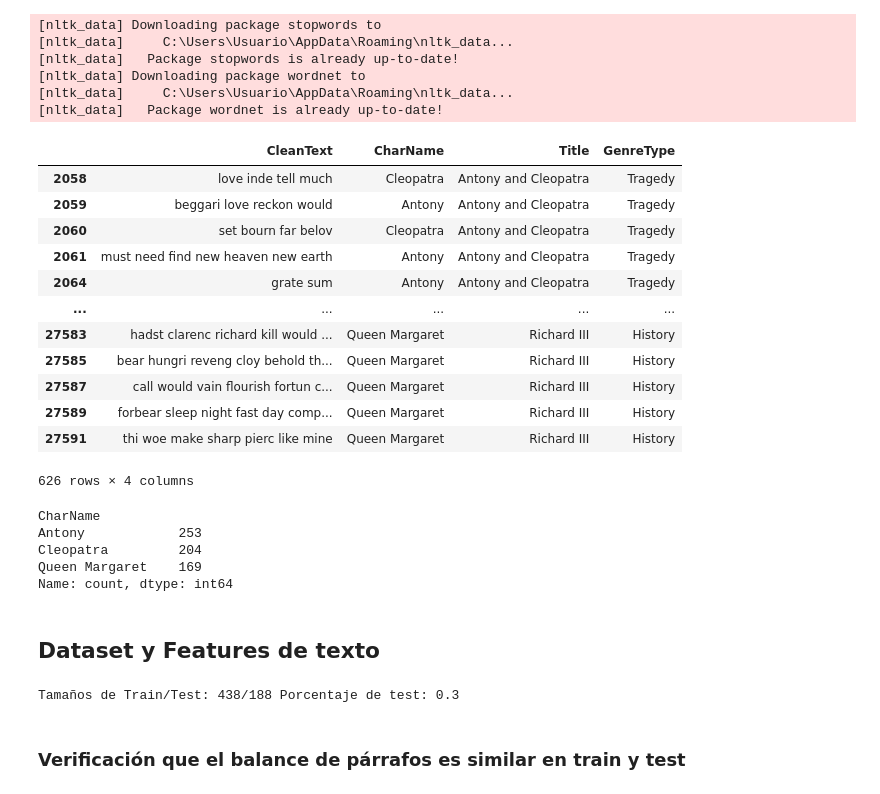
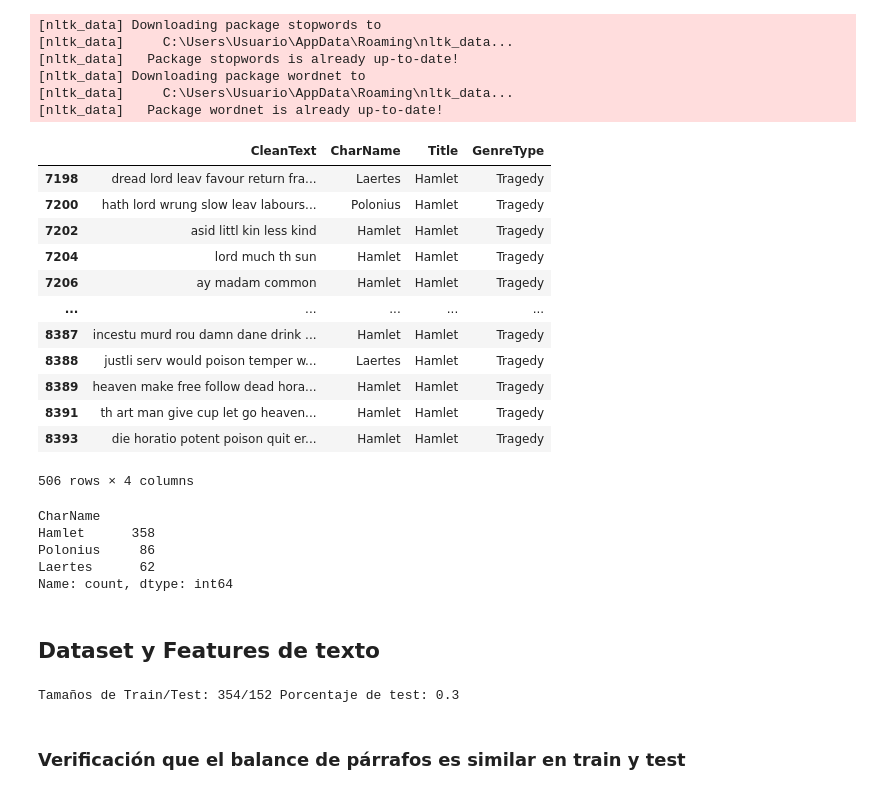
Before and after one commit to leandrodzp/introcd_dominguez_romani, a Jupyter notebook: tarea_2/shakespeare_tarea_2.ipynb, the cells around one changed output. Cells and saved outputs as stored; diff of their text form; code cells hidden in the pictures.

```diff
--- a/tarea_2/shakespeare_tarea_2.ipynb
+++ b/tarea_2/shakespeare_tarea_2.ipynb
@@ -155,37 +155,37 @@ df_paragraphs["CleanText"] = clean_text(df_paragraphs, "PlainText", stop=True, s
 # %%
 # Agregamos personajes, obras y géneros en el mismo dataset
 df_dataset = df_paragraphs.merge(df_chapters.set_index("id")["work_id"], left_on="chapter_id", right_index=True)
 df_dataset = df_dataset.merge(df_works.set_index("id")[["Title", "GenreType"]], left_on="work_id", right_index=True)
 df_dataset = df_dataset.merge(df_characters.set_index('id')["CharName"], left_on="character_id", right_index=True).sort_index()
 df_dataset = df_dataset[["CleanText", "CharName", "Title", "GenreType"]]
 
 # Usaremos sólo estos personajes
-characters = ["Antony", "Cleopatra", "Queen Margaret"]
+characters = ["Hamlet", "Polonius", "Laertes"]
 df_dataset = df_dataset[df_dataset["CharName"].isin(characters)]
 
 df_dataset
 # %% [output]
 |  | CleanText | CharName | Title | GenreType |
-| 2058 | love inde tell much | Cleopatra | Antony and Cleopatra | Tragedy |
-| 2059 | beggari love reckon would | Antony | Antony and Cleopatra | Tragedy |
-| 2060 | set bourn far belov | Cleopatra | Antony and Cleopatra | Tragedy |
-| 2061 | must need find new heaven new earth | Antony | Antony and Cleopatra | Tragedy |
-| 2064 | grate sum | Antony | Antony and Cleopatra | Tragedy |
+| 7198 | dread lord leav favour return fra... | Laertes | Hamlet | Tragedy |
+| 7200 | hath lord wrung slow leav labours... | Polonius | Hamlet | Tragedy |
+| 7202 | asid littl kin less kind | Hamlet | Hamlet | Tragedy |
+| 7204 | lord much th sun | Hamlet | Hamlet | Tragedy |
+| 7206 | ay madam common | Hamlet | Hamlet | Tragedy |
 | ... | ... | ... | ... | ... |
-| 27583 | hadst clarenc richard kill would ... | Queen Margaret | Richard III | History |
-| 27585 | bear hungri reveng cloy behold th... | Queen Margaret | Richard III | History |
-| 27587 | call would vain flourish fortun c... | Queen Margaret | Richard III | History |
-| 27589 | forbear sleep night fast day comp... | Queen Margaret | Richard III | History |
-| 27591 | thi woe make sharp pierc like mine | Queen Margaret | Richard III | History |
+| 8387 | incestu murd rou damn dane drink ... | Hamlet | Hamlet | Tragedy |
+| 8388 | justli serv would poison temper w... | Laertes | Hamlet | Tragedy |
+| 8389 | heaven make free follow dead hora... | Hamlet | Hamlet | Tragedy |
+| 8391 | th art man give cup let go heaven... | Hamlet | Hamlet | Tragedy |
+| 8393 | die horatio potent poison quit er... | Hamlet | Hamlet | Tragedy |
-626 rows × 4 columns
+506 rows × 4 columns
 # %%
 # Párrafos por cada personaje seleccionado
 df_dataset["CharName"].value_counts()
 # %% [output]
 CharName
-Antony            253
-Cleopatra         204
-Queen Margaret    169
+Hamlet      358
+Polonius     86
+Laertes      62
 Name: count, dtype: int64
 # %% [markdown]
 ## Dataset y Features de texto
@@ -200,7 +200,7 @@ X_train, X_test, y_train, y_test = train_test_split(X, y, test_size=0.3, stratif
 
 print(f"Tamaños de Train/Test: {len(X_train)}/{len(X_test)}", 'Porcentaje de test:', round(len(X_test) /(len(X_train)+len(X_test)), 2))
 # %% [output]
-Tamaños de Train/Test: 438/188 Porcentaje de test: 0.3
+Tamaños de Train/Test: 354/152 Porcentaje de test: 0.3
 # %% [markdown]
 ### Verificación que el balance de párrafos es similar en train y test
 # %%
```
Also changed, not shown: parts of 15 cells of this notebook.
